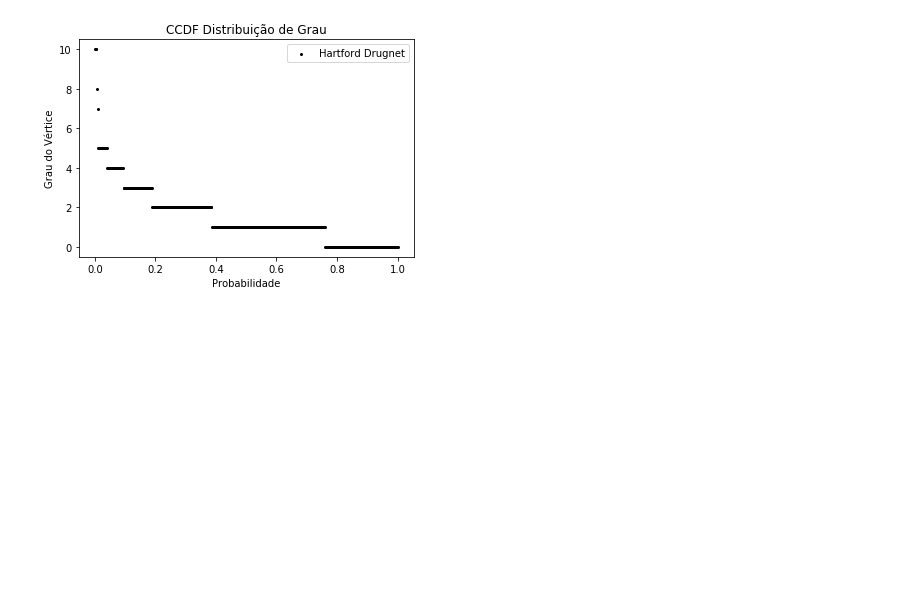
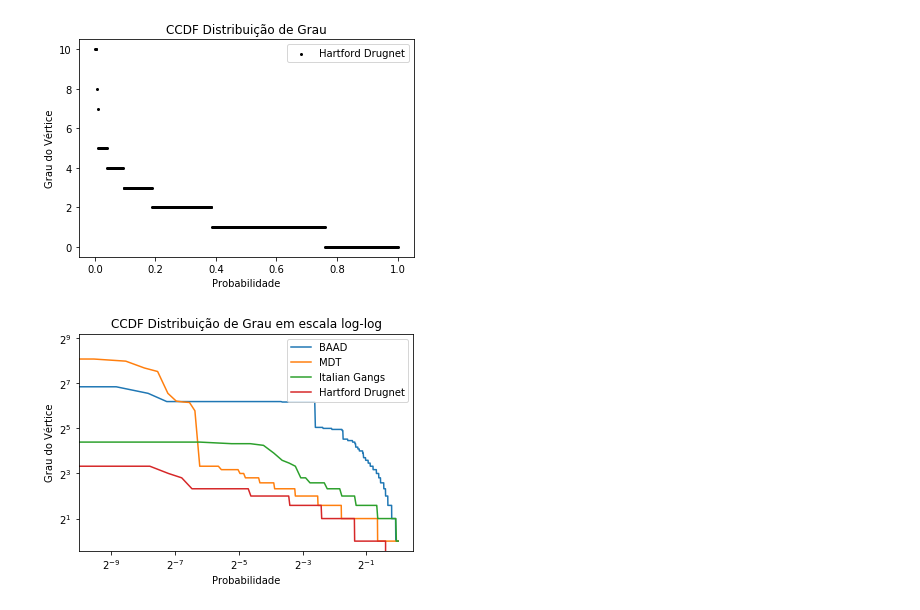
Before and after one commit to RodrigoSLuna/Mestrado-Redes-Complexas, a Jupyter notebook: Análise de Rede.ipynb, the cells around one changed output. Saved outputs shown, nothing was run; the diff lists cells and outputs as text; code cells hidden in the pictures; blank space fills up the shorter version.

```diff
--- a/Análise de Rede.ipynb
+++ b/Análise de Rede.ipynb
@@ -1878,3 +1903,67 @@ plt.savefig('Sem_escala_T4.png')
 [figure]
 [figure]
 [figure]
+# %%
+import math
+data_plot_x = []
+data_plot_y = []
+labels_y = []
+for graph in GraphList:
+    data = list(dict(graph.degree()).values())
+    data_sorted = sorted(data)
+#     print(data)
+    cdf = 1. * np.arange(len(data)) / (len(data) - 1)
+    # plot the sorted data:
+    ccdf = 1-cdf
+    # plot CCDF
+    data_plot_x.append(ccdf)
+    data_plot_y.append(data_sorted)
+
+
+fig = plt.figure()
+axes = fig.add_subplot(1, 1, 1)
+# axes.scatter(data_plot_x[0], data_plot_y[0], s=4, linewidths=1,label="BAAD")
+
+plt.loglog(data_plot_x[0],data_plot_y[0],basex=2,basey=2 ,label="BAAD")
+plt.loglog(data_plot_x[1],data_plot_y[1],basex=2,basey=2 ,label="MDT")
+plt.loglog(data_plot_x[2],data_plot_y[2],basex=2,basey=2 ,label="Italian Gangs")
+plt.loglog(data_plot_x[3],data_plot_y[3],basex=2,basey=2 ,label="Hartford Drugnet")
+plt.title("CCDF Distribuição de Grau em escala log-log")
+plt.xlabel("Probabilidade")
+plt.ylabel("Grau do Vértice")
+plt.legend()
+plt.savefig('escala_loglog.png')
+
+# fig = plt.figure()
+# axes = fig.add_subplot(1, 1, 1)
+# axes.scatter(data_plot_x[1], data_plot_y[1],marker="o", s=4,color='red', linewidths=1,label="MDT")
+
+
+# plt.title("CCDF Distribuição de Grau")
+# plt.xlabel("Probabilidade")
+# plt.ylabel("Grau do Vértice")
+# plt.legend()
+# plt.savefig('Sem_escala_T2.png')
+
+# fig = plt.figure()
+# axes = fig.add_subplot(1, 1, 1)
+# axes.scatter(data_plot_x[2], data_plot_y[2], s=4,color='green', linewidths=1,label="Italian Gangs")
+
+# plt.title("CCDF Distribuição de Grau")
+# plt.xlabel("Probabilidade")
+# plt.ylabel("Grau do Vértice")
+# plt.legend()
+# plt.savefig('Sem_escala_T3.png')
+
+# fig = plt.figure()
+# axes = fig.add_subplot(1, 1, 1)
+# axes.scatter(data_plot_x[3], data_plot_y[3],marker="o", s=4,color='black', linewidths=1,label="Hartford Drugnet")
+
+
+# plt.title("CCDF Distribuição de Grau")
+# plt.xlabel("Probabilidade")
+# plt.ylabel("Grau do Vértice")
+# plt.legend()
+# plt.savefig('Sem_escala_T4.png')
+# %% [output]
+[figure, added]
```
Also changed, not shown: parts of 1 cell of this notebook.
